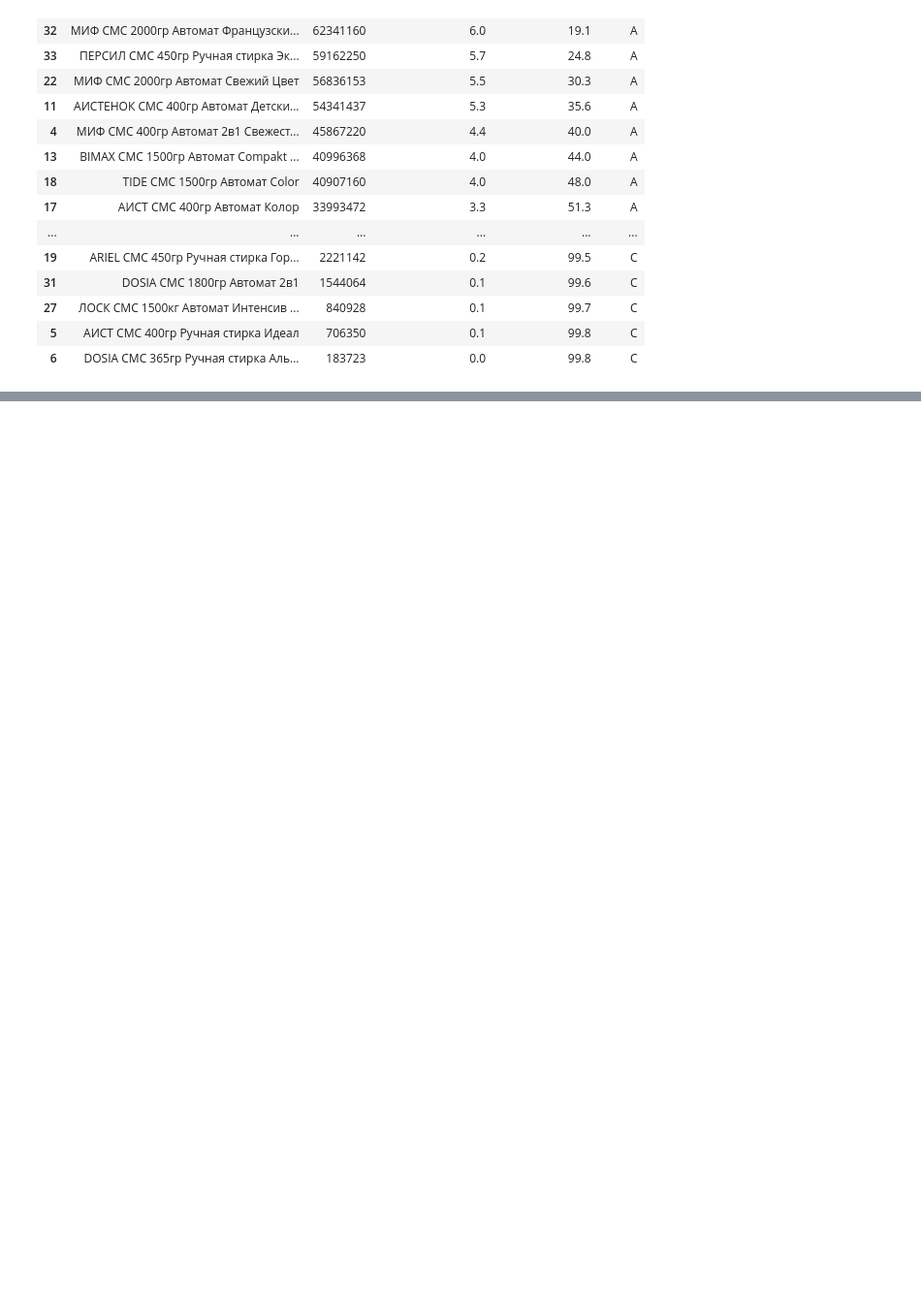
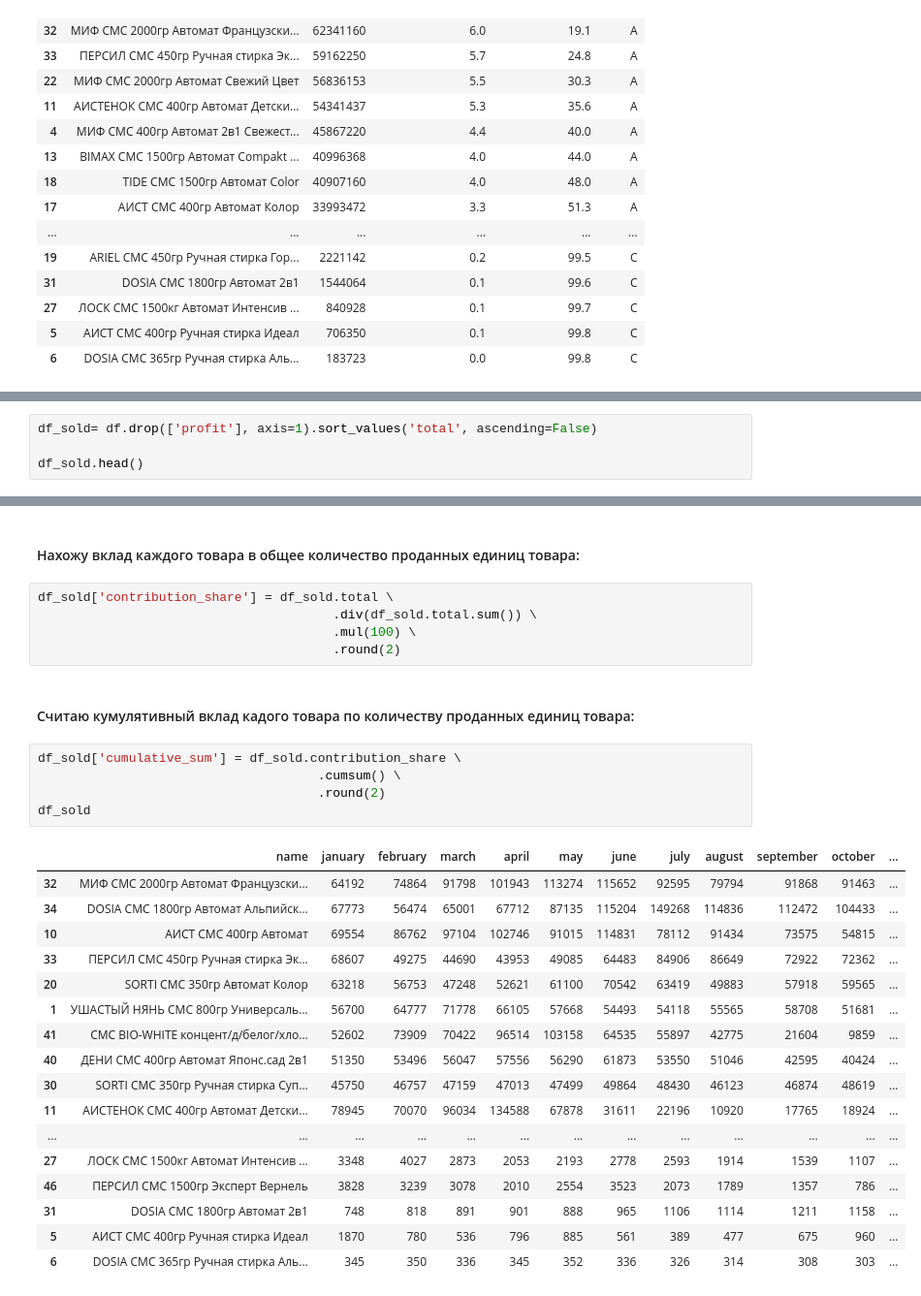
Before and after one commit to SergeyOshemkov/My-data-analysis-in-Python, a Jupyter notebook: ABC and xyz tests/ABC_and_xyz_analysis.ipynb, the cells around one changed output, grey strips where cells are left out. Shown at 97% size. Drawn from its saved outputs; the diff is of its cells as text; blank space fills up the shorter version.

Commit message:
Update ABC_and_xyz_analysis.ipynb
I completed ABC classification (profit and pcs sold), added xyz classification.

The next step will be to make business conclusions,

```diff
--- a/ABC and xyz tests/ABC_and_xyz_analysis.ipynb
+++ b/ABC and xyz tests/ABC_and_xyz_analysis.ipynb
@@ -150,0 +151,4 @@ df_profit
+# %%
+df_sold= df.drop(['profit'], axis=1).sort_values('total', ascending=False)
+
+df_sold.head()
@@ -150,0 +162,32 @@ df_profit
+# %% [markdown]
+#### Нахожу вклад каждого товара в общее количество проданных единиц товара:
+# %%
+df_sold['contribution_share'] = df_sold.total \
+                                       .div(df_sold.total.sum()) \
+                                       .mul(100) \
+                                       .round(2)
+# %% [markdown]
+#### Считаю кумулятивный вклад кадого товара по количеству проданных единиц товара:
+# %%
+df_sold['cumulative_sum'] = df_sold.contribution_share \
+                                     .cumsum() \
+                                     .round(2)
+df_sold
+# %% [output]
+|  | name | january | february | march | april | may | june | july | august | september | october | ... |
+| 32 | МИФ СМС 2000гр Автомат Французски... | 64192 | 74864 | 91798 | 101943 | 113274 | 115652 | 92595 | 79794 | 91868 | 91463 | ... |
+| 34 | DOSIA СМС 1800гр Автомат Альпийск... | 67773 | 56474 | 65001 | 67712 | 87135 | 115204 | 149268 | 114836 | 112472 | 104433 | ... |
+| 10 | АИСТ СМС 400гр Автомат | 69554 | 86762 | 97104 | 102746 | 91015 | 114831 | 78112 | 91434 | 73575 | 54815 | ... |
+| 33 | ПЕРСИЛ СМС 450гр Ручная стирка Эк... | 68607 | 49275 | 44690 | 43953 | 49085 | 64483 | 84906 | 86649 | 72922 | 72362 | ... |
+| 20 | SORTI СМС 350гр Автомат Колор | 63218 | 56753 | 47248 | 52621 | 61100 | 70542 | 63419 | 49883 | 57918 | 59565 | ... |
+| 1 | УШАСТЫЙ НЯНЬ СМС 800гр Универсаль... | 56700 | 64777 | 71778 | 66105 | 57668 | 54493 | 54118 | 55565 | 58708 | 51681 | ... |
+| 41 | СМС BIO-WHITE концент/д/белог/хло... | 52602 | 73909 | 70422 | 96514 | 103158 | 64535 | 55897 | 42775 | 21604 | 9859 | ... |
+| 40 | ДЕНИ СМС 400гр Автомат Японс.сад 2в1 | 51350 | 53496 | 56047 | 57556 | 56290 | 61873 | 53550 | 51046 | 42595 | 40424 | ... |
+| 30 | SORTI СМС 350гр Ручная стирка Суп... | 45750 | 46757 | 47159 | 47013 | 47499 | 49864 | 48430 | 46123 | 46874 | 48619 | ... |
+| 11 | АИСТЕНОК СМС 400гр Автомат Детски... | 78945 | 70070 | 96034 | 134588 | 67878 | 31611 | 22196 | 10920 | 17765 | 18924 | ... |
+| ... | ... | ... | ... | ... | ... | ... | ... | ... | ... | ... | ... | ... |
+| 27 | ЛОСК СМС 1500кг Автомат Интенсив ... | 3348 | 4027 | 2873 | 2053 | 2193 | 2778 | 2593 | 1914 | 1539 | 1107 | ... |
+| 46 | ПЕРСИЛ СМС 1500гр Эксперт Вернель | 3828 | 3239 | 3078 | 2010 | 2554 | 3523 | 2073 | 1789 | 1357 | 786 | ... |
+| 31 | DOSIA СМС 1800гр Автомат 2в1 | 748 | 818 | 891 | 901 | 888 | 965 | 1106 | 1114 | 1211 | 1158 | ... |
+| 5 | АИСТ СМС 400гр Ручная стирка Идеал | 1870 | 780 | 536 | 796 | 885 | 561 | 389 | 477 | 675 | 960 | ... |
+| 6 | DOSIA СМС 365гр Ручная стирка Аль... | 345 | 350 | 336 | 345 | 352 | 336 | 326 | 314 | 308 | 303 | ... |
```
Also changed, not shown: parts of 21 cells of this notebook.
